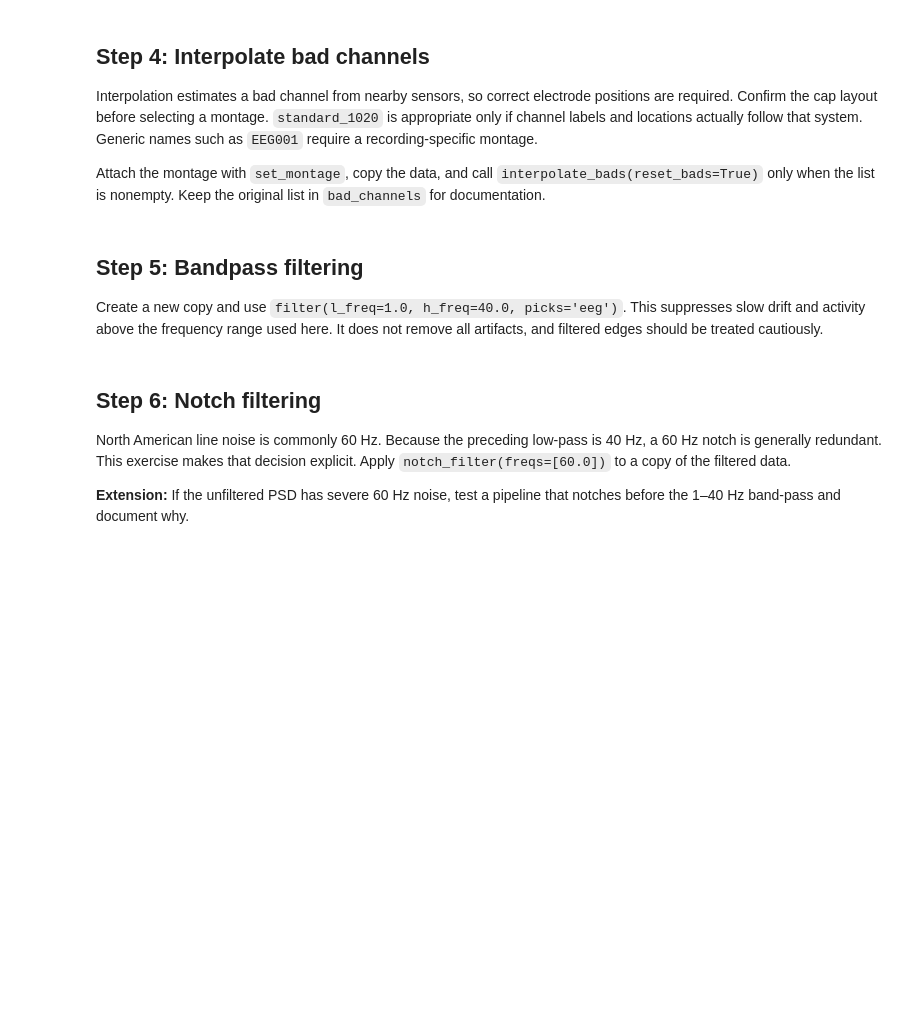
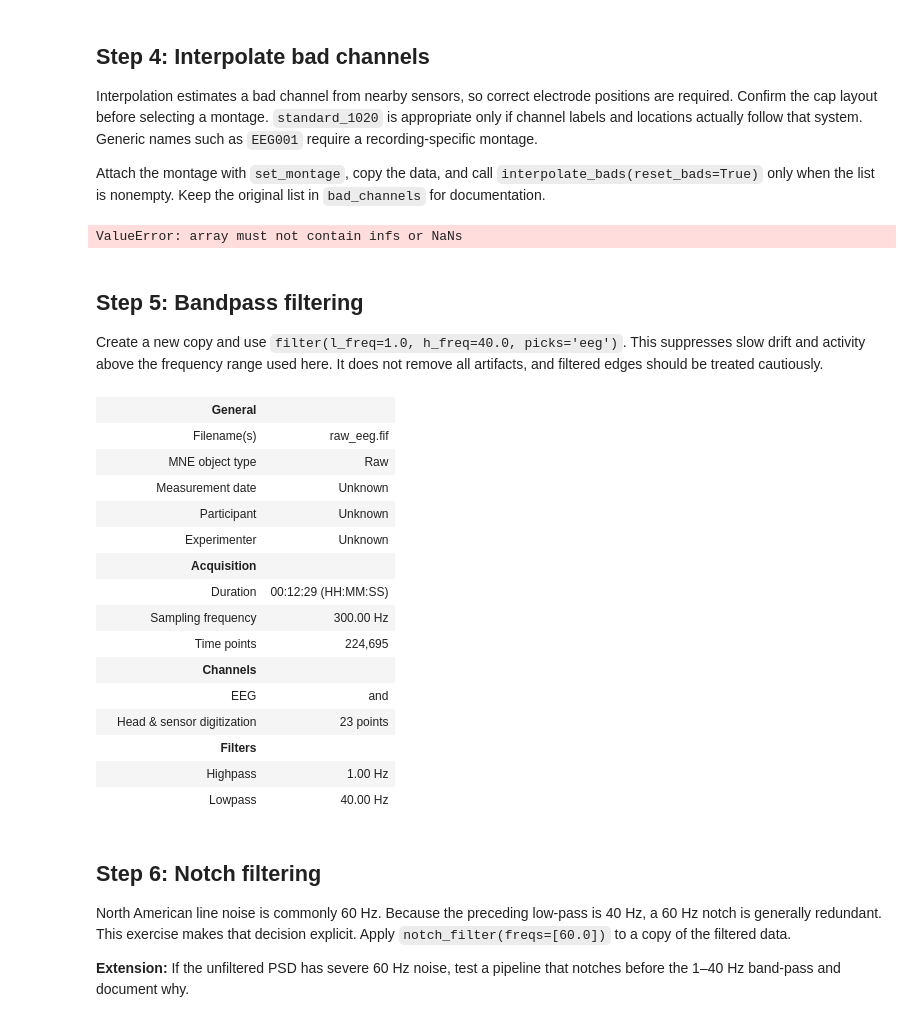
Before and after one commit to EvanAngress/eeg-analysis-tutorial, a Jupyter notebook: notebooks/02_preprocessing.ipynb, the cells around one changed output. Saved outputs shown, nothing was run; the diff lists cells and outputs as text; code cells hidden in the pictures; blank space fills up the shorter version.

```diff
--- a/notebooks/02_preprocessing.ipynb
+++ b/notebooks/02_preprocessing.ipynb
@@ -116,27 +116,46 @@ Attach the montage with `set_montage`, copy the data, and call `interpolate_bads
 MONTAGE_NAME = "standard_1020"
 
 # TODO: create and attach the montage. Decide how missing names should be handled.
-montage = ignore
-raw.set_montage(MONTAGE_NAME, onmissing=montage)
+montage = 'ignore'
+raw.set_montage(MONTAGE_NAME, on_missing=montage)
 
 raw_interpolated = raw.copy()
 if bad_channels:
     # TODO: interpolate and reset successfully repaired channels to usable.
-    ...
+    raw_interpolated.interpolate_bads(reset_bads=True)
 else:
     print("No bad channels selected; interpolation skipped.")
+# %% [output]
+ValueError: array must not contain infs or NaNs
 # %% [markdown]
 ## Step 5: Bandpass filtering
 
 Create a new copy and use `filter(l_freq=1.0, h_freq=40.0, picks='eeg')`. This suppresses slow drift and activity above the frequency range used here. It does not remove all artifacts, and filtered edges should be treated cautiously.
 # %%
 # TODO: copy the interpolated data and apply a 1–40 Hz EEG filter.
-raw_filtered = ...
+raw_filtered = raw_interpolated.copy()
 raw_filtered.filter(
-    l_freq=...,
-    h_freq=...,
-    picks=...,
+    l_freq=1,
+    h_freq=40,
+    picks='eeg',
 )
+# %% [output]
+|  | General |  |
+|  | Filename(s) | raw_eeg.fif |
+|  | MNE object type | Raw |
+|  | Measurement date | Unknown |
+|  | Participant | Unknown |
+|  | Experimenter | Unknown |
+|  | Acquisition |  |
+|  | Duration | 00:12:29 (HH:MM:SS) |
+|  | Sampling frequency | 300.00 Hz |
+|  | Time points | 224,695 |
+|  | Channels |  |
+|  | EEG | and |
+|  | Head & sensor digitization | 23 points |
+|  | Filters |  |
+|  | Highpass | 1.00 Hz |
+|  | Lowpass | 40.00 Hz |
 # %% [markdown]
 ## Step 6: Notch filtering
 
```
Also changed, not shown: parts of 6 cells of this notebook.
